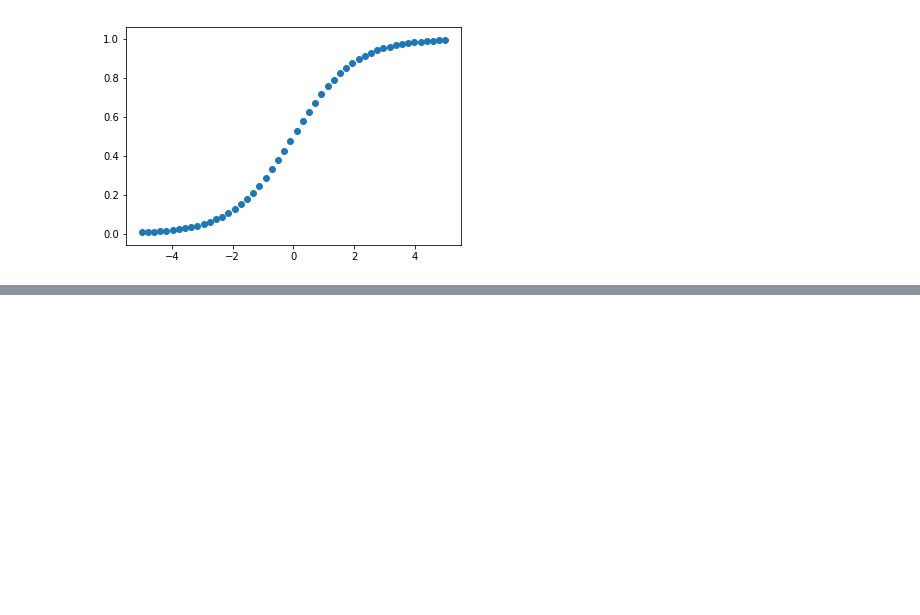
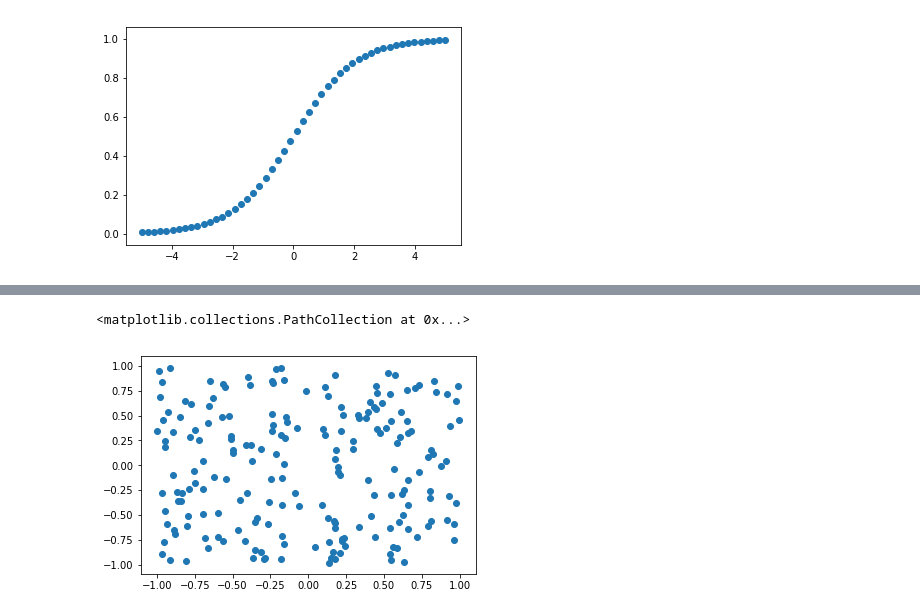
Before and after one commit to neuronzzz/ml, a Jupyter notebook: logistic_regression/logistic_regression_loss_function.ipynb, the cells around one changed output, grey strips where cells are left out. Cells and saved outputs as stored; diff of their text form; code cells hidden in the pictures; blank space fills up the shorter version.

```diff
--- a/logistic_regression/logistic_regression_loss_function.ipynb
+++ b/logistic_regression/logistic_regression_loss_function.ipynb
@@ -73,0 +63,6 @@ plt.scatter(theta, j)
+# %%
+x = np.hstack([random.random(100), -1 * np.random.random(100)])
+#y = random.random(100) + -1 * np.random.random(100), +相当于对应位置直接相加，因为这个np.ndarray
+#[1,2,3] + [4,5]是list相加，结果是[1,2,3,4,5]
+#np.ndarray.tolist()可以转换成list
+y = np.concatenate([random.random(100), -1 * np.random.random(100)])
@@ -73,0 +72,5 @@ plt.scatter(theta, j)
+# %%
+plt.scatter(x, y)
+# %% [output]
+<matplotlib.collections.PathCollection at 0x...>
+[figure, added]
```
Also changed, not shown: parts of 27 cells of this notebook.
